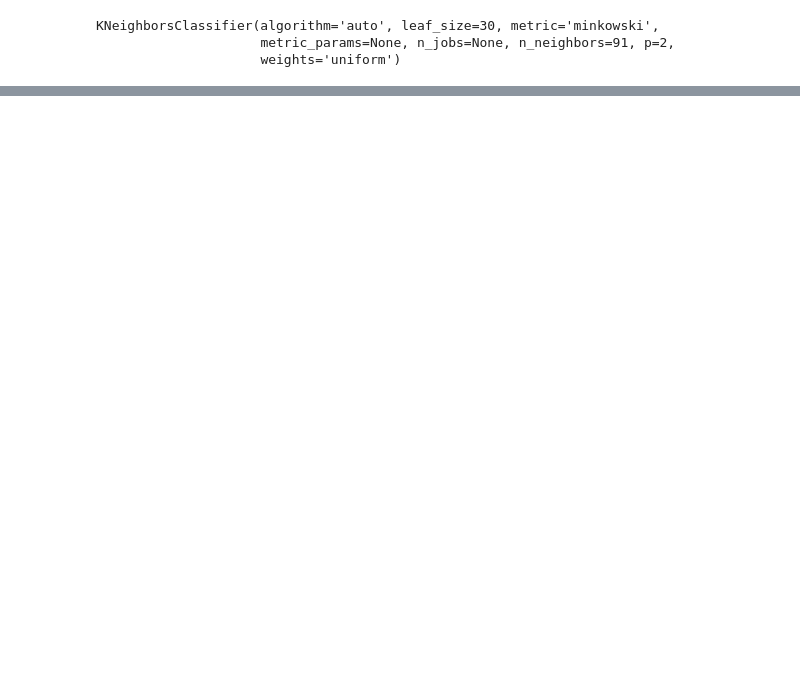
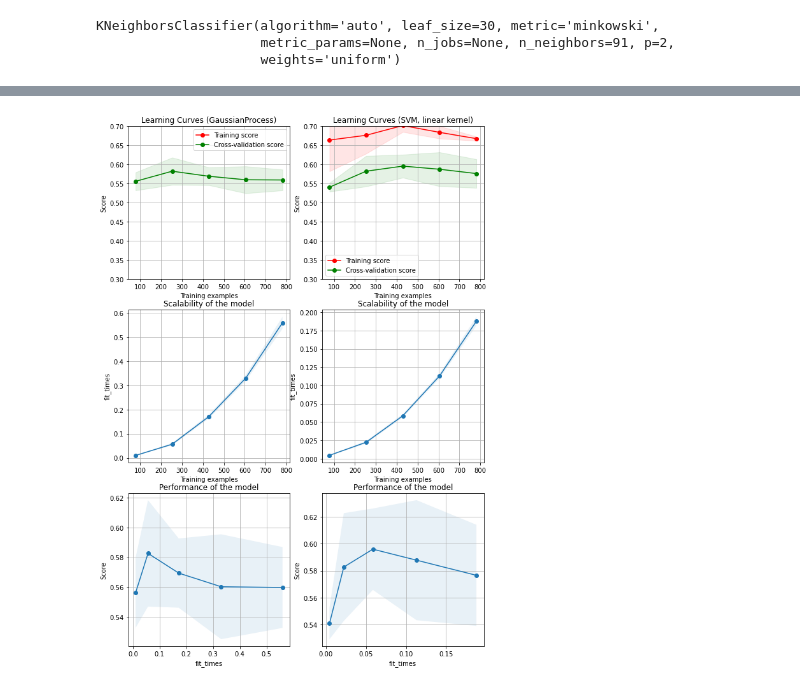
Before and after one commit to gmtorres/MIEIC_19_20_IART, a Jupyter notebook: Proj2/predictOverUnder.ipynb, the cells around one changed output, grey strips where cells are left out. Saved outputs shown, nothing was run; the diff lists cells and outputs as text; code cells hidden in the pictures; blank space fills up the shorter version.

```diff
--- a/Proj2/predictOverUnder.ipynb
+++ b/Proj2/predictOverUnder.ipynb
@@ -113,0 +107,3 @@ data
+# %%
+data = pd.get_dummies(selected,columns=['ht','at'])
+data
@@ -172,0 +322,23 @@ The accuracy of classifying is 58.77 %
+# %%
+fig, axes = plt.subplots(3, 2, figsize=(10, 15))
+
+
+title = "Learning Curves (GaussianProcess)"
+# Cross validation with 100 iterations to get smoother mean test and train
+# score curves, each time with 20% data randomly selected as a validation set.
+cv = ShuffleSplit(n_splits=10, test_size=0.2, random_state=0)
+
+estimator = GaussianProcessClassifier(max_iter_predict = 50, n_restarts_optimizer = 0, warm_start = True)
+plot_learning_curve(estimator, title, X, y, axes=axes[:, 0], ylim=(0.3, 0.7),
+                    cv=cv, n_jobs=4)
+
+title = r"Learning Curves (SVM, linear kernel)"
+# SVC is more expensive so we do a lower number of CV iterations:
+cv = ShuffleSplit(n_splits=5, test_size=0.2, random_state=0)
+estimator = svm.SVC(gamma = 'scale', kernel = 'rbf')
+plot_learning_curve(estimator, title, X, y, axes=axes[:, 1], ylim=(0.3, 0.7),
+                    cv=cv, n_jobs=4)
+
+plt.show()
+# %% [output]
+[figure, added]
```
Also changed, not shown: parts of 12 cells of this notebook, 1 other file.
